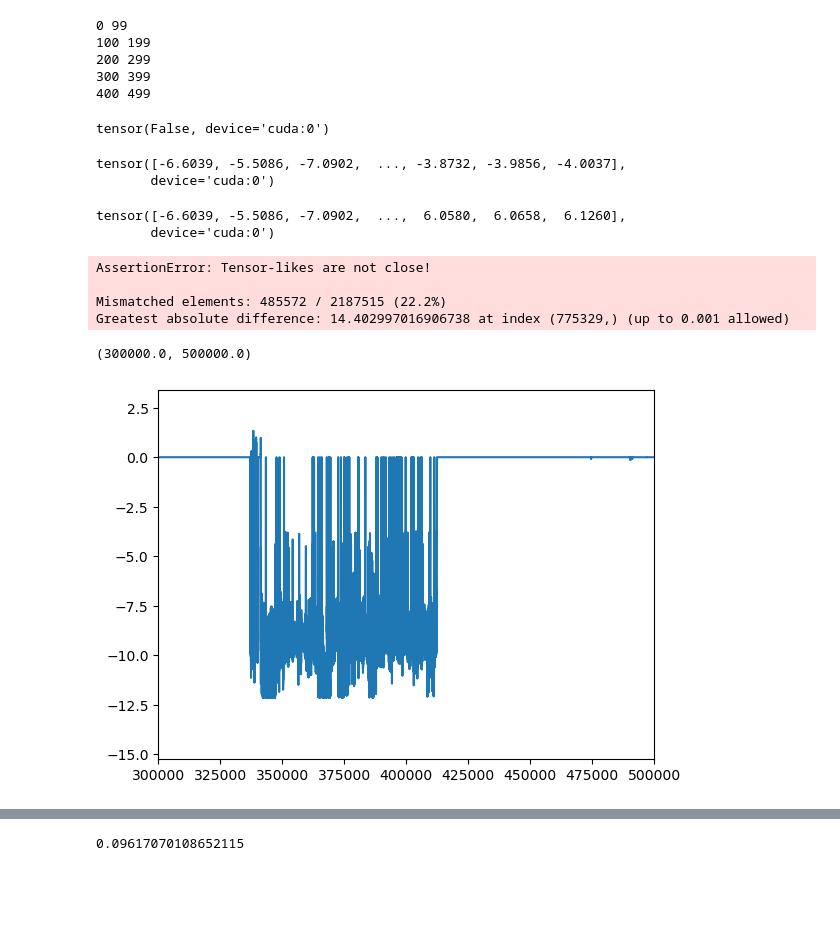
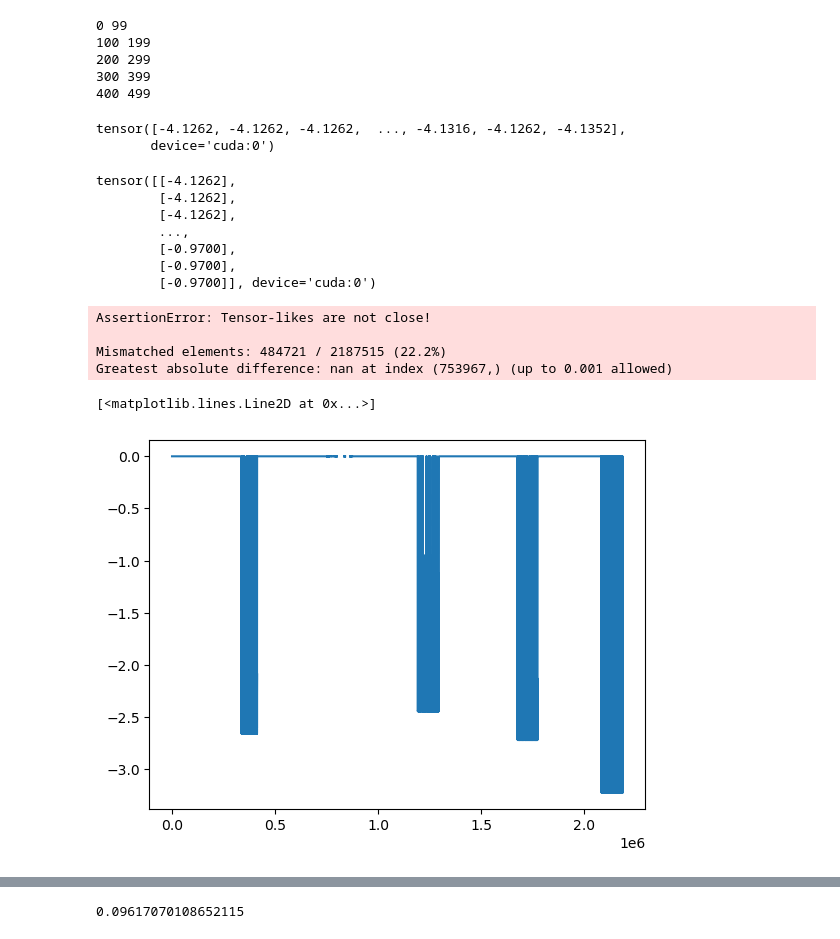
Before and after one commit to simonthor/inss-ml, a Jupyter notebook: explore.ipynb, the cells around one changed output, grey strips where cells are left out. Drawn from its saved outputs; the diff is of its cells as text; code cells hidden in the pictures; blank space fills up the shorter version.

```diff
--- a/explore.ipynb
+++ b/explore.ipynb
@@ -168,13 +168,13 @@ class AutoEncoder(nn.Module):
             spconv.SparseConv3d(1, 1, kernel_size=kernel_size, stride=stride, algo=spconv.ConvAlgo.Native, indice_key="cp1"),
             # spconv.SparseMaxPool3d(kernel_size=kernel_size, stride=stride, padding=0, algo=spconv.ConvAlgo.Native, indice_key="mp0"),
             nn.ReLU(),
-            spconv.SparseBatchNorm(1),
+            # spconv.SparseBatchNorm(1),
             spconv.SparseConv3d(1, 1, kernel_size=kernel_size, stride=stride, algo=spconv.ConvAlgo.Native, indice_key="cp2"),
             spconv.SparseConv3d(1, 1, kernel_size=kernel_size, stride=stride, algo=spconv.ConvAlgo.Native, indice_key="cp3"),
             # spconv.SparseMaxPool3d(kernel_size=kernel_size, stride=stride, padding=0, algo=spconv.ConvAlgo.Native, indice_key="mp1"),
             # spconv.SparseMaxPool3d(kernel_size=2, stride=2, padding=0),
             nn.ReLU(),
-            spconv.SparseBatchNorm(1),
+            # spconv.SparseBatchNorm(1),
         )
 
         self.decoder = spconv.SparseSequential(
@@ -182,7 +182,7 @@ class AutoEncoder(nn.Module):
             spconv.SparseInverseConv3d(1, 1, kernel_size=kernel_size, algo=spconv.ConvAlgo.Native, indice_key="cp3"),
             spconv.SparseInverseConv3d(1, 1, kernel_size=kernel_size, algo=spconv.ConvAlgo.Native, indice_key="cp2"),
             nn.ReLU(),
-            spconv.SparseBatchNorm(1),
+            # spconv.SparseBatchNorm(1),
             # spconv.SparseMaxPool3d(kernel_size=2, stride=2, padding=0),
             # nn.ReLU(),
             # spconv.SparseInverseConv3d(1, 1, kernel_size=kernel_size, algo=spconv.ConvAlgo.Native, indice_key="mp0"),
@@ -531,33 +499,34 @@ preds[torch.isnan(preds)] = 0  # Replace nan values with 0
 # %%
 preds_1 = compute_validation_output(model, val_truth, val_input_feats_scaled.to(device), val_input_coords.to(device), val_batch_size=1)
 preds_100 = compute_validation_output(model, val_truth, val_input_feats_scaled.to(device), val_input_coords.to(device), val_batch_size=100)
-# %%
-torch.any(torch.isnan(preds_100))
-# %% [output]
-tensor(False, device='cuda:0')
 # %%
 preds_1.squeeze()
 # %% [output]
-tensor([-6.6039, -5.5086, -7.0902,  ..., -3.8732, -3.9856, -4.0037],
+tensor([-4.1262, -4.1262, -4.1262,  ..., -4.1316, -4.1262, -4.1352],
        device='cuda:0')
 # %%
-preds
+preds_100
 # %% [output]
-tensor([-6.6039, -5.5086, -7.0902,  ...,  6.0580,  6.0658,  6.1260],
-       device='cuda:0')
+tensor([[-4.1262],
+        [-4.1262],
+        [-4.1262],
+        ...,
+        [-0.9700],
+        [-0.9700],
+        [-0.9700]], device='cuda:0')
 # %%
 torch.testing.assert_close(preds_1.squeeze(), preds_100.squeeze(), rtol=1e-3, atol=1e-3)
 # %% [output]
 AssertionError: Tensor-likes are not close!
 
-Mismatched elements: 485572 / 2187515 (22.2%)
-Greatest absolute difference: 14.402997016906738 at index (775329,) (up to 0.001 allowed)
+Mismatched elements: 484721 / 2187515 (22.2%)
+Greatest absolute difference: nan at index (753967,) (up to 0.001 allowed)
 # %%
 plt.plot((preds_1.squeeze() - preds_100.squeeze()).cpu().numpy())
-plt.xlim(3e5, 5e5)
+# plt.xlim(3e5, 5e5)
 # %% [output]
-(300000.0, 500000.0)
+[<matplotlib.lines.Line2D at 0x...>]
-[figure, old version]
+[figure, new version]
 # %%
 fig, axs = plt.subplots(1, 2, figsize=(9, 4), layout="constrained")
 
```
Also changed, not shown: parts of 6 cells of this notebook, 1 other file.
